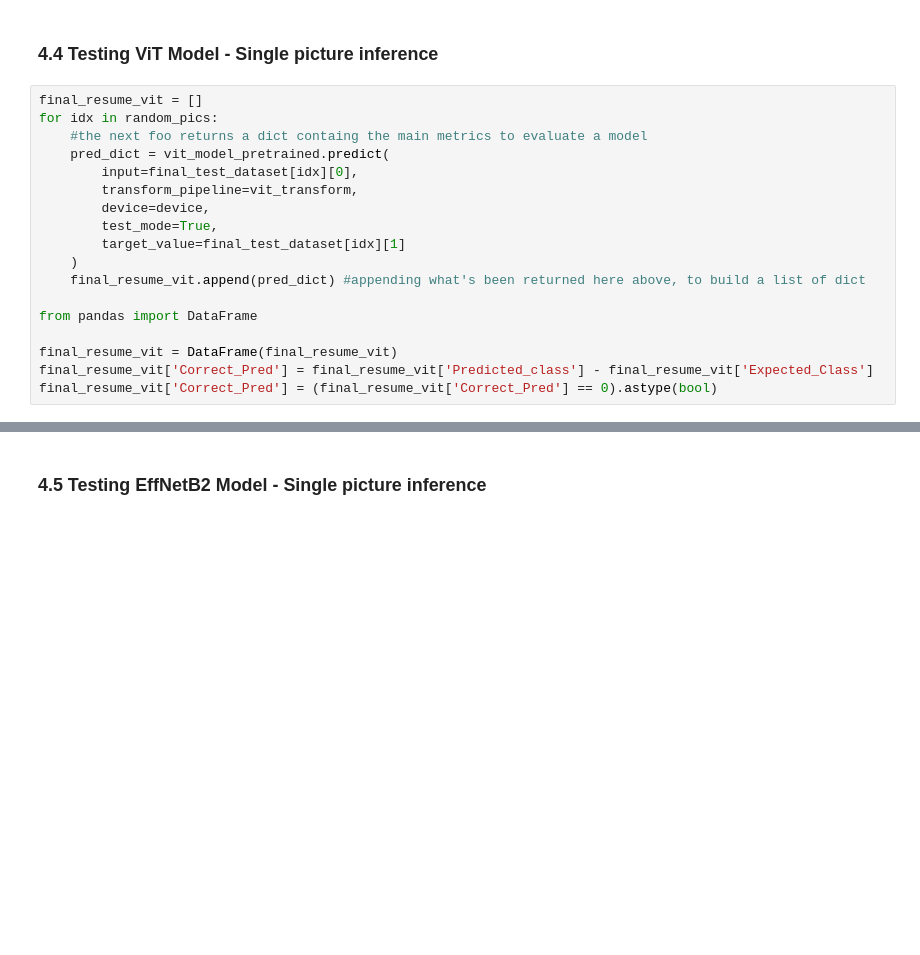
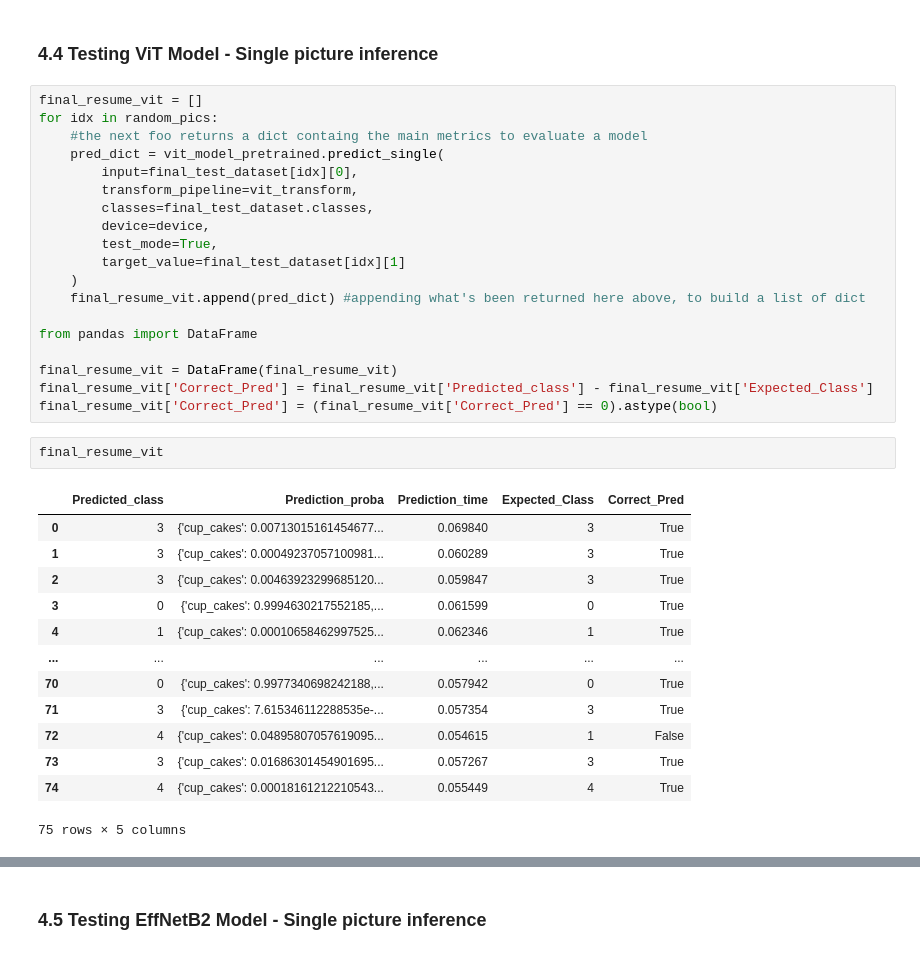
Before and after one commit to thomaspierantozzi/PyTorch_Course_by_Daniel_Bourke, a Jupyter notebook: 08_Model_Deployment/08_Model_choice_for_deployment.ipynb, the cells around one changed output, grey strips where cells are left out. Saved outputs shown, nothing was run; the diff lists cells and outputs as text; blank space fills up the shorter version.

```diff
--- a/08_Model_Deployment/08_Model_choice_for_deployment.ipynb
+++ b/08_Model_Deployment/08_Model_choice_for_deployment.ipynb
@@ -537,9 +553,10 @@ random_pics = np.random.randint(low=0, high=len(final_test_dataset), size=(NR_PI
 final_resume_vit = []
 for idx in random_pics:
     #the next foo returns a dict containg the main metrics to evaluate a model
-    pred_dict = vit_model_pretrained.predict(
+    pred_dict = vit_model_pretrained.predict_single(
         input=final_test_dataset[idx][0],
         transform_pipeline=vit_transform,
+        classes=final_test_dataset.classes,
         device=device,
         test_mode=True,
         target_value=final_test_dataset[idx][1]
@@ -551,6 +568,22 @@ from pandas import DataFrame
 final_resume_vit = DataFrame(final_resume_vit)
 final_resume_vit['Correct_Pred'] = final_resume_vit['Predicted_class'] - final_resume_vit['Expected_Class']
 final_resume_vit['Correct_Pred'] = (final_resume_vit['Correct_Pred'] == 0).astype(bool)
+# %%
+final_resume_vit
+# %% [output]
+|  | Predicted_class | Prediction_proba | Prediction_time | Expected_Class | Correct_Pred |
+| 0 | 3 | {'cup_cakes': 0.00713015161454677... | 0.069840 | 3 | True |
+| 1 | 3 | {'cup_cakes': 0.00049237057100981... | 0.060289 | 3 | True |
+| 2 | 3 | {'cup_cakes': 0.00463923299685120... | 0.059847 | 3 | True |
+| 3 | 0 | {'cup_cakes': 0.9994630217552185,... | 0.061599 | 0 | True |
+| 4 | 1 | {'cup_cakes': 0.00010658462997525... | 0.062346 | 1 | True |
+| ... | ... | ... | ... | ... | ... |
+| 70 | 0 | {'cup_cakes': 0.9977340698242188,... | 0.057942 | 0 | True |
+| 71 | 3 | {'cup_cakes': 7.615346112288535e-... | 0.057354 | 3 | True |
+| 72 | 4 | {'cup_cakes': 0.04895807057619095... | 0.054615 | 1 | False |
+| 73 | 3 | {'cup_cakes': 0.01686301454901695... | 0.057267 | 3 | True |
+| 74 | 4 | {'cup_cakes': 0.00018161212210543... | 0.055449 | 4 | True |
+75 rows × 5 columns
 # %%
 average_inference_time_vit = final_resume_vit['Prediction_time'].mean()
 print(f'The average inference time per item is {average_inference_time_vit:.3f}s')
```
Also changed, not shown: parts of 18 cells of this notebook, 1 other file.
